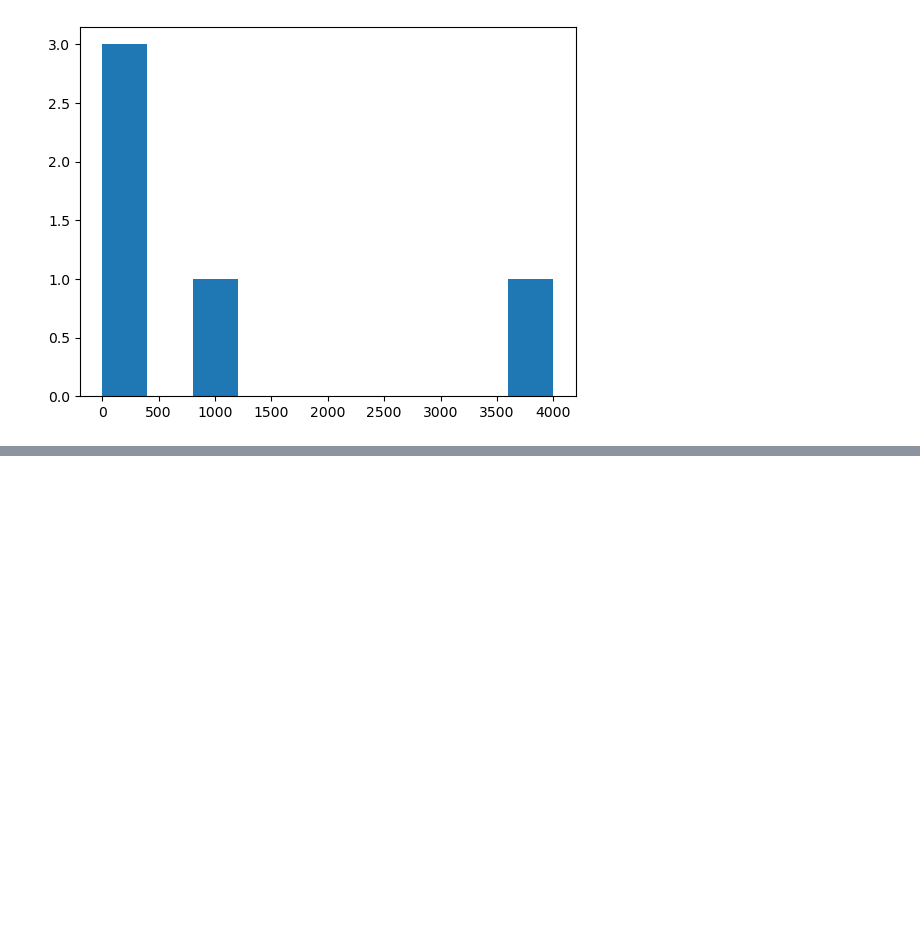
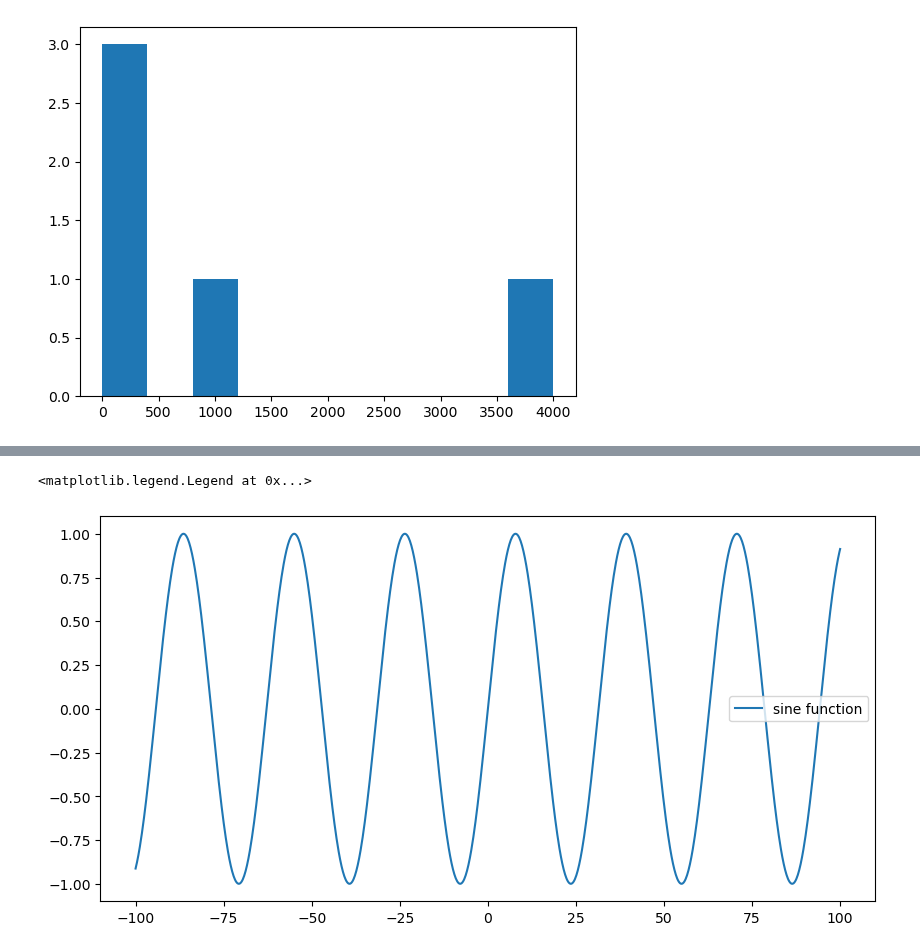
Before and after one commit to Dhyanesh-Panchal/PY-libraries-for-ML, a Jupyter notebook: Numpy Tuts.ipynb, the cells around one changed output, grey strips where cells are left out. Cells and saved outputs as stored; diff of their text form; code cells hidden in the pictures; blank space fills up the shorter version.

Commit message:
generated a sign function

```diff
--- a/Numpy Tuts.ipynb
+++ b/Numpy Tuts.ipynb
@@ -137,0 +141,12 @@ plt.hist(low)
+# %%
+sinx = np.linspace(-100,100,1000)  # this will create 1000 points between -10 and 10
+siny = np.sin(sinx/5)
+
+
+plt.figure(figsize=(10,5))
+plt.plot(sinx,siny,label = 'sine function')
+
+plt.legend()
+# %% [output]
+<matplotlib.legend.Legend at 0x...>
+[figure, added]
```
Also changed, not shown: parts of 1 cell of this notebook.
